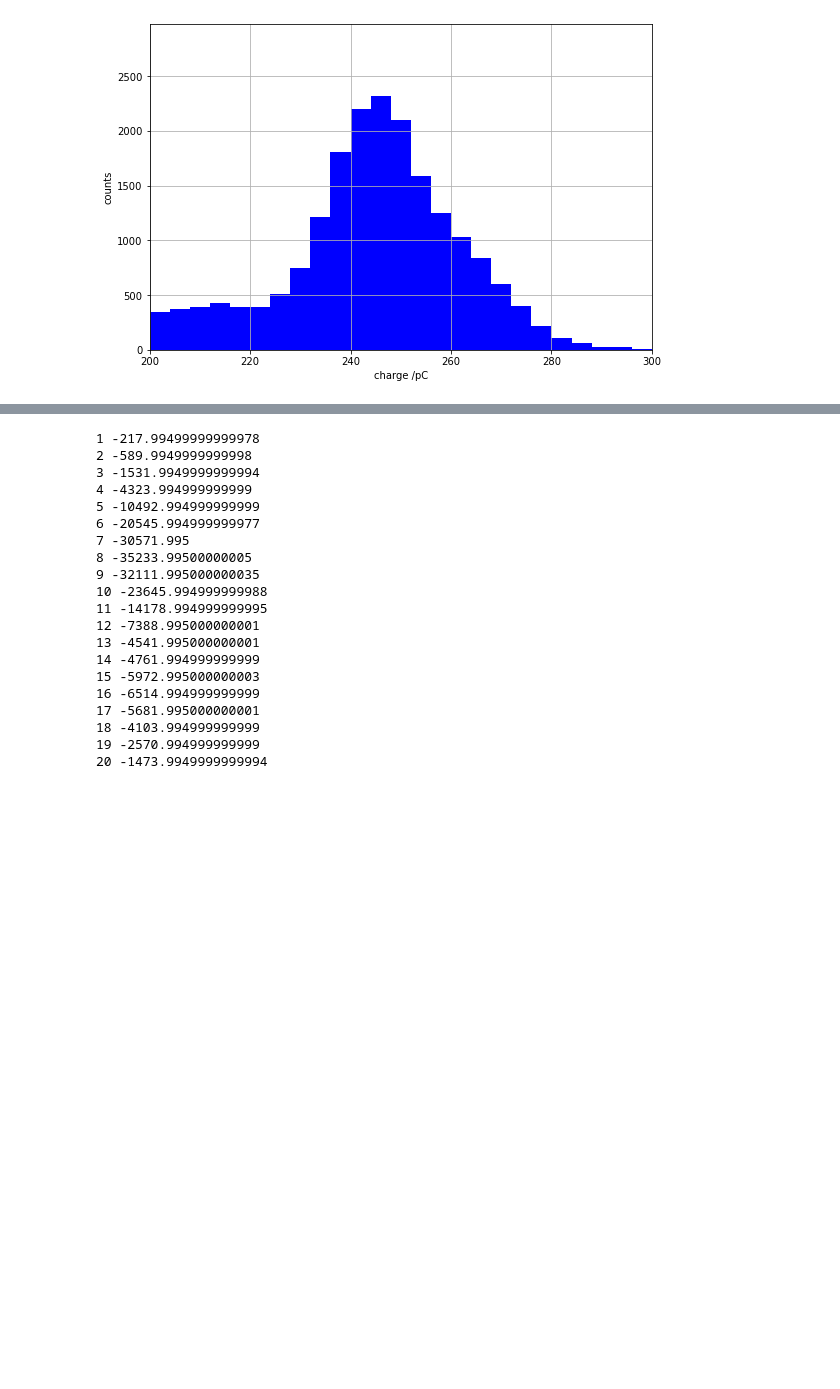
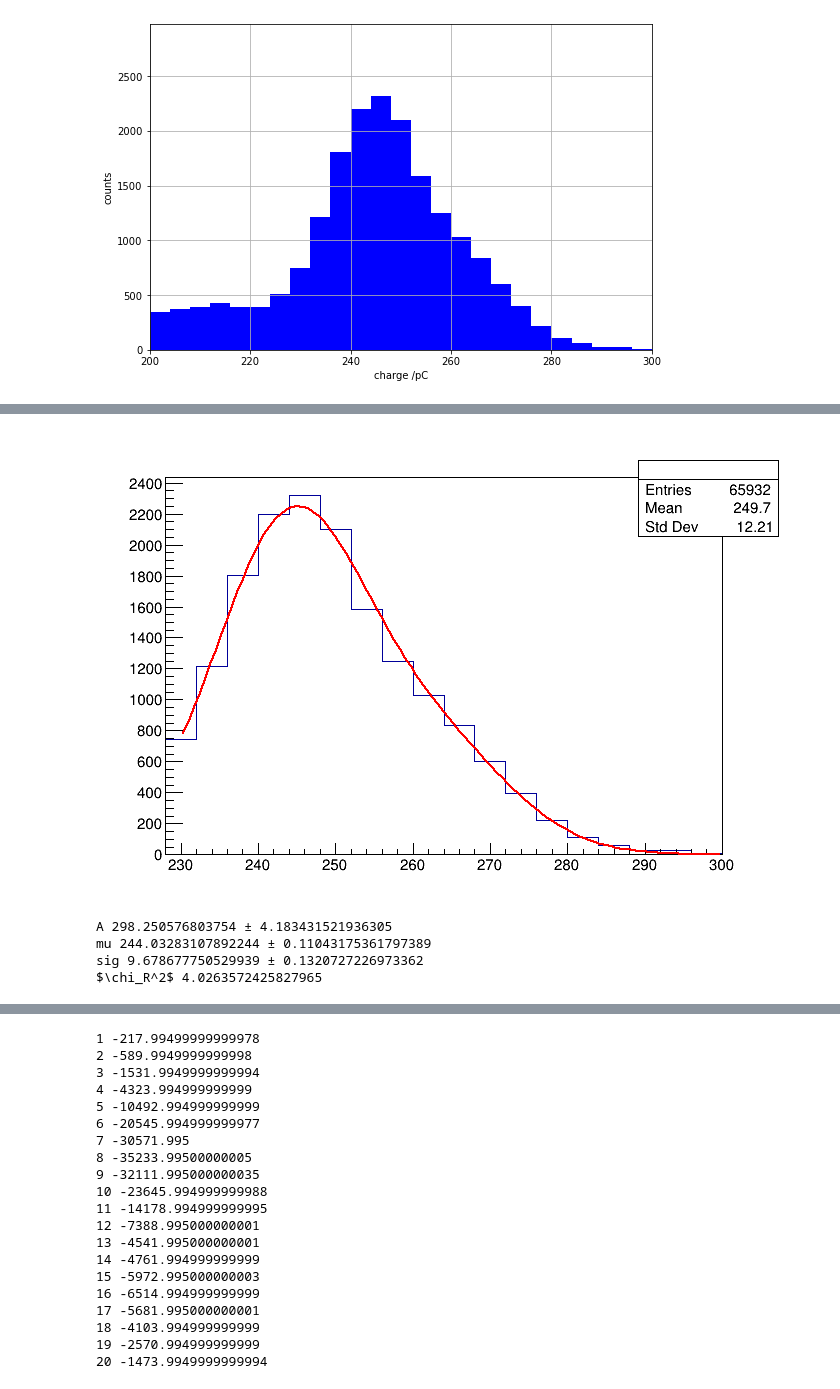
Before and after one commit to SuperNEMO-DBD/PMT-ShapeAnalysis, a Jupyter notebook: pmt_he_study/pulse_fitter.ipynb, the cells around one changed output, grey strips where cells are left out. Cells and saved outputs as stored; diff of their text form; code cells hidden in the pictures; blank space fills up the shorter version.

```diff
--- a/pmt_he_study/pulse_fitter.ipynb
+++ b/pmt_he_study/pulse_fitter.ipynb
@@ -271,0 +305,29 @@ plt.savefig("/Users/williamquinn/Desktop/1400V_bi207_charge_spec.pdf")
+# %%
+bismuth_func_string_0 = "[0]*(7.08*TMath::Gaus(x,[1],[2]) + 1.84*TMath::Gaus(x,[1]*(1 + 72.144/975.651),[2]*1.036) + 0.44*TMath::Gaus(x,[1]*(1 + 84.154/975.651),[2]*1.042))"
+
+fit = ROOT.TF1("fit", bismuth_func_string_0, lower, higher)
+fit.SetParameters(1000, 260, 10)
+
+hist.Fit("fit", "0Q", "", lower, higher)
+can = ROOT.TCanvas()
+hist.GetXaxis().SetRangeUser(lower, higher)
+hist.Draw("hist")
+fit.Draw("same")
+can.Draw()
+# %% [output]
+[figure, added]
+# %%
+names = ['A','mu','sig']
+popt= []
+perr= []
+for i in range(3):
+    print(names[i], fit.GetParameter(i), '±', fit.GetParError(i))
+    popt.append(fit.GetParameter(i))
+    perr.append(fit.GetParError(i))
+chi = fit.GetChisquare() / fit.GetNDF()
+print(r'$\chi_R^2$', fit.GetChisquare() / fit.GetNDF())
+# %% [output]
+A 298.250576803754 ± 4.183431521936305
+mu 244.03283107892244 ± 0.11043175361797389
+sig 9.678677750529939 ± 0.1320727226973362
+$\chi_R^2$ 4.0263572425827965
```
Also changed, not shown: parts of 14 cells of this notebook, 4 other files.
